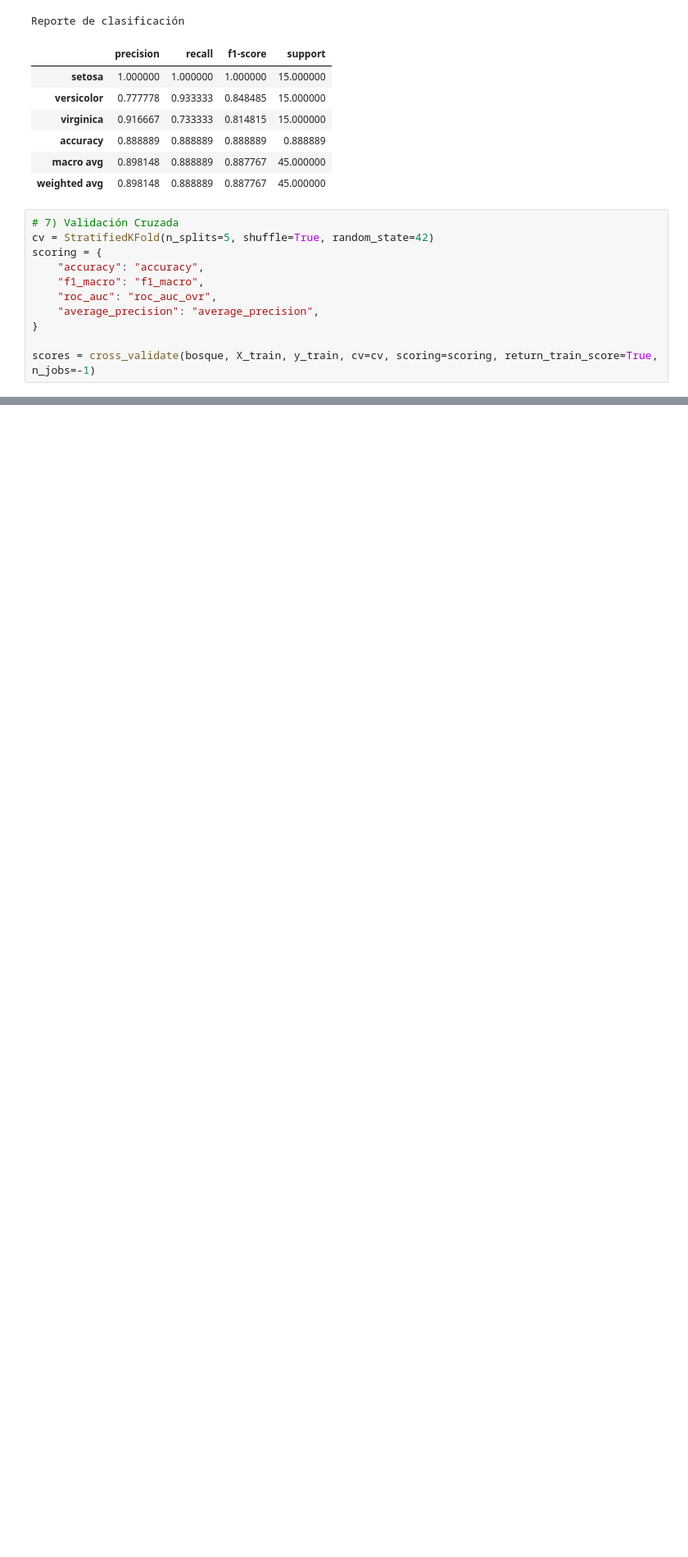
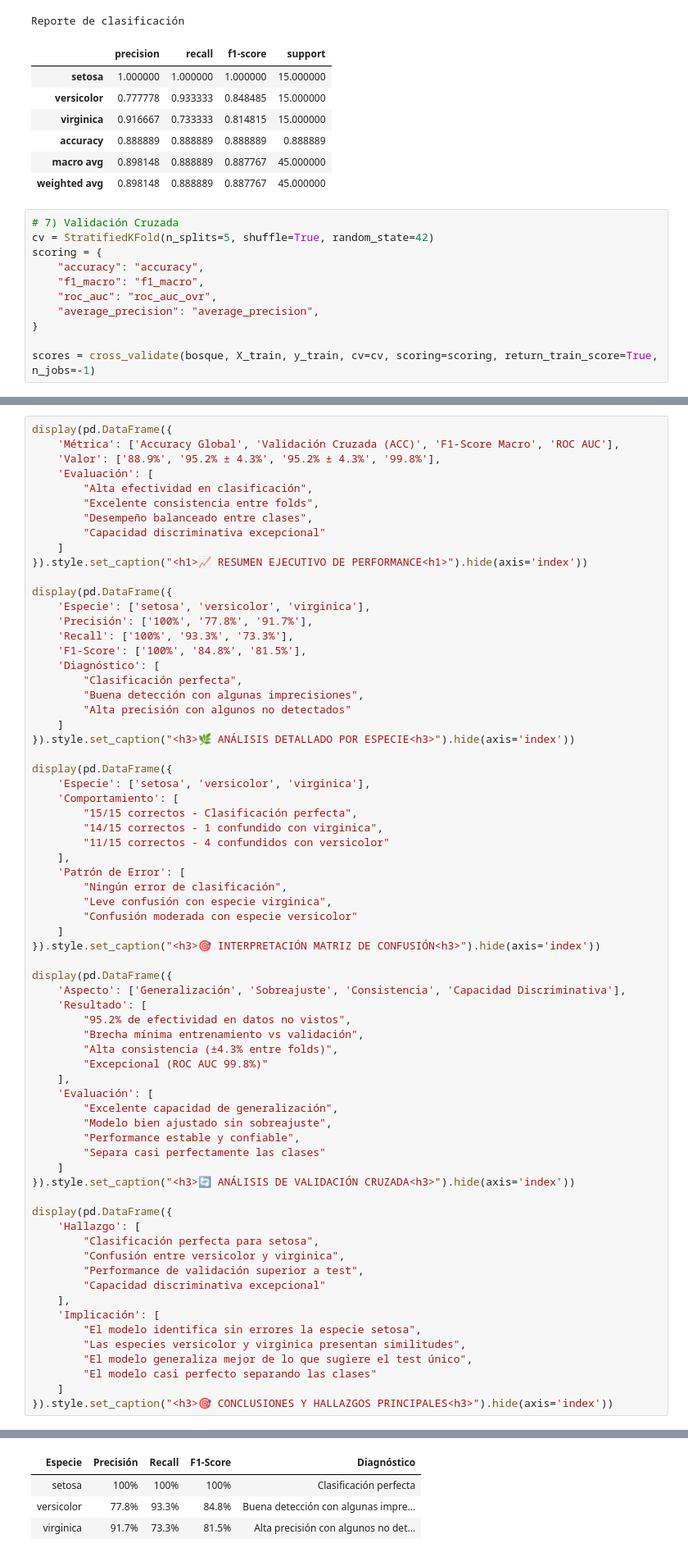
Before and after one commit to abelguevara-upeu/unidad2-datamining, a Jupyter notebook: tarea1/Clasificacion.ipynb, the cells around one changed output, grey strips where cells are left out. Shown: that part at 82% size. Drawn from its saved outputs; the diff is of its cells as text; blank space fills up the shorter version.

```diff
--- a/tarea1/Clasificacion.ipynb
+++ b/tarea1/Clasificacion.ipynb
@@ -204,0 +207,69 @@ Evaluación Final
+# %%
+display(pd.DataFrame({
+    'Métrica': ['Accuracy Global', 'Validación Cruzada (ACC)', 'F1-Score Macro', 'ROC AUC'],
+    'Valor': ['88.9%', '95.2% ± 4.3%', '95.2% ± 4.3%', '99.8%'],
+    'Evaluación': [
+        "Alta efectividad en clasificación",
+        "Excelente consistencia entre folds",
+        "Desempeño balanceado entre clases",
+        "Capacidad discriminativa excepcional"
+    ]
+}).style.set_caption("<h1>📈 RESUMEN EJECUTIVO DE PERFORMANCE<h1>").hide(axis='index'))
+
+display(pd.DataFrame({
+    'Especie': ['setosa', 'versicolor', 'virginica'],
+    'Precisión': ['100%', '77.8%', '91.7%'],
+    'Recall': ['100%', '93.3%', '73.3%'],
+    'F1-Score': ['100%', '84.8%', '81.5%'],
+    'Diagnóstico': [
+        "Clasificación perfecta",
+        "Buena detección con algunas imprecisiones",
+        "Alta precisión con algunos no detectados"
+    ]
+}).style.set_caption("<h3>🌿 ANÁLISIS DETALLADO POR ESPECIE<h3>").hide(axis='index'))
+
+display(pd.DataFrame({
+    'Especie': ['setosa', 'versicolor', 'virginica'],
+    'Comportamiento': [
+        "15/15 correctos - Clasificación perfecta",
+        "14/15 correctos - 1 confundido con virginica",
+        "11/15 correctos - 4 confundidos con versicolor"
+    ],
+    'Patrón de Error': [
+        "Ningún error de clasificación",
+        "Leve confusión con especie virginica",
+        "Confusión moderada con especie versicolor"
+    ]
+}).style.set_caption("<h3>🎯 INTERPRETACIÓN MATRIZ DE CONFUSIÓN<h3>").hide(axis='index'))
+
+display(pd.DataFrame({
+    'Aspecto': ['Generalización', 'Sobreajuste', 'Consistencia', 'Capacidad Discriminativa'],
+    'Resultado': [
+        "95.2% de efectividad en datos no vistos",
+        "Brecha mínima entrenamiento vs validación",
+        "Alta consistencia (±4.3% entre folds)",
+        "Excepcional (ROC AUC 99.8%)"
+    ],
+    'Evaluación': [
+        "Excelente capacidad de generalización",
+        "Modelo bien ajustado sin sobreajuste",
+        "Performance estable y confiable",
+        "Separa casi perfectamente las clases"
+    ]
+}).style.set_caption("<h3>🔄 ANÁLISIS DE VALIDACIÓN CRUZADA<h3>").hide(axis='index'))
+
+display(pd.DataFrame({
+    'Hallazgo': [
+        "Clasificación perfecta para setosa",
+        "Confusión entre versicolor y virginica",
+        "Performance de validación superior a test",
+        "Capacidad discriminativa excepcional"
+    ],
+    'Implicación': [
+        "El modelo identifica sin errores la especie setosa",
+        "Las especies versicolor y virginica presentan similitudes",
+        "El modelo generaliza mejor de lo que sugiere el test único",
+        "El modelo casi perfecto separando las clases"
+    ]
+}).style.set_caption("<h3>🎯 CONCLUSIONES Y HALLAZGOS PRINCIPALES<h3>").hide(axis='index'))
+# %% [output]
@@ -204,0 +283,4 @@ Evaluación Final
+| Especie | Precisión | Recall | F1-Score | Diagnóstico |
+| setosa | 100% | 100% | 100% | Clasificación perfecta |
+| versicolor | 77.8% | 93.3% | 84.8% | Buena detección con algunas impre... |
+| virginica | 91.7% | 73.3% | 81.5% | Alta precisión con algunos no det... |
```
Also changed, not shown: parts of 6 cells of this notebook.
